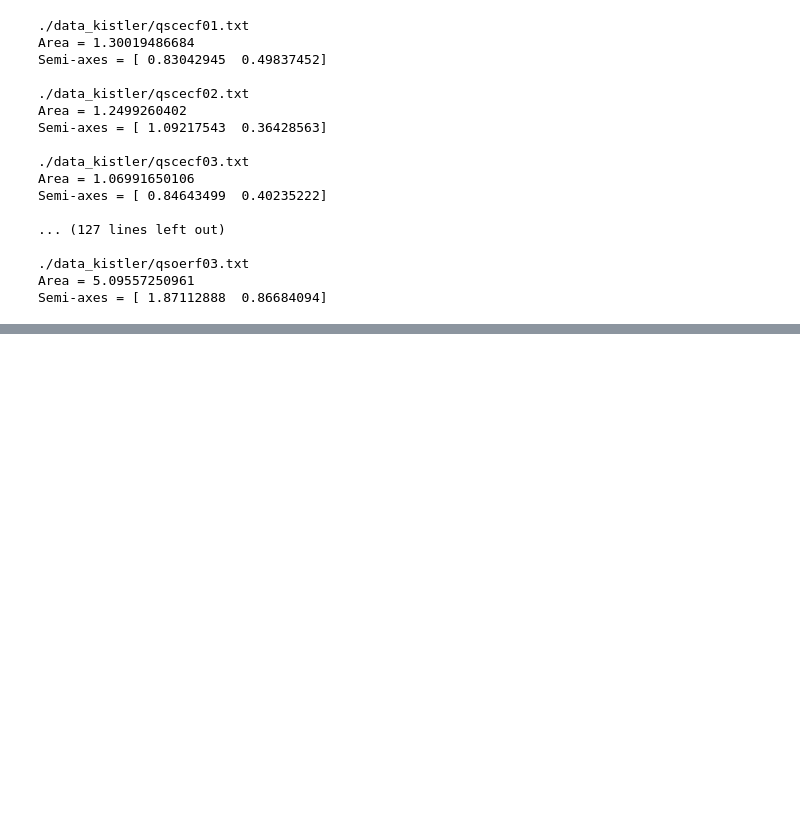
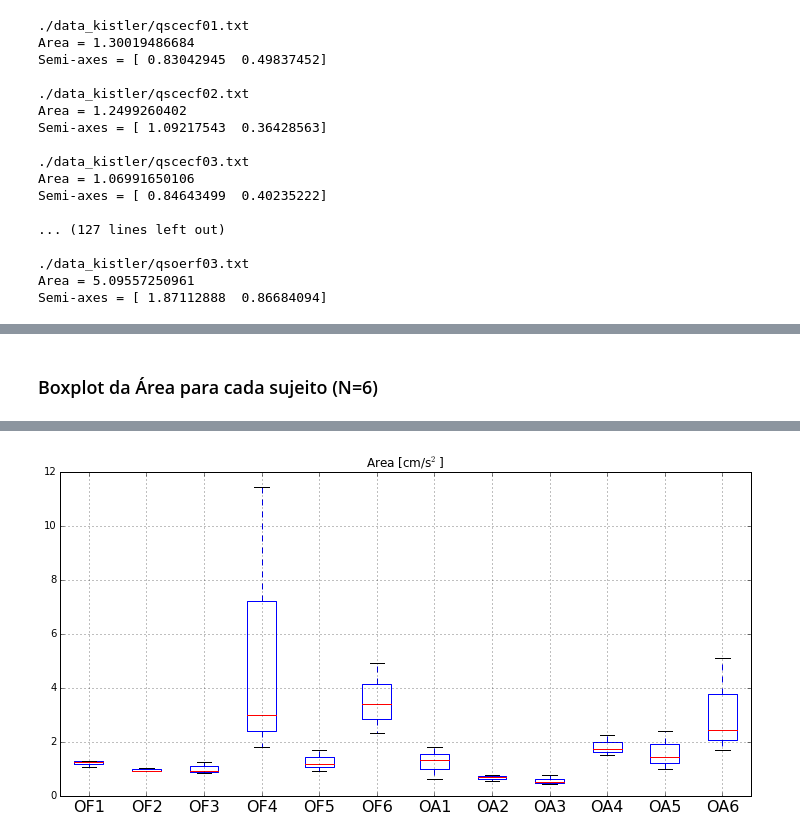
Before and after one commit to damiap/COP, a Jupyter notebook: COPArea.ipynb, the cells around one changed output, grey strips where cells are left out. Cells and saved outputs as stored; diff of their text form; code cells hidden in the pictures; blank space fills up the shorter version.

```diff
--- a/COPArea.ipynb
+++ b/COPArea.ipynb
@@ -194,0 +196,20 @@ plt.subplots_adjust(wspace=0.5)
+# %%
+areaOF = np.array([[1.30019486684, 1.2499260402, 1.06991650106],
+                  [1.03239256434, 0.919719127706, 0.913389308223],
+                  [0.840622457973, 0.932280785378, 1.24410705941],
+                  [2.98953422024, 1.79349239191, 11.4397440545],
+                  [1.69505214906, 1.18179530968, 0.931733089007],
+                  [3.38352375845, 2.32339907338, 4.90543264965]])
+
+
+areaOA = np.array([[0.639292892419, 1.78942046526, 1.34182149406],
+                  [0.556985865233, 0.76768223131, 0.714028351333],
+                  [0.497249783694, 0.448351434797, 0.76788813297],
+                  [2.24007644709, 1.73574585652, 1.52515365256],
+                  [1.4336952558, 2.41742510675, 0.977760763751],
+                  [2.44075213845, 1.68517116766, 5.09557250961]])
+
+
+df = pd.DataFrame(np.vstack((areaOF, areaOA)).T, columns=['OF1', 'OF2', 'OF3', 'OF4', 'OF5', 'OF6',
+                                                          'OA1', 'OA2', 'OA3', 'OA4', 'OA5', 'OA6'])
+df.describe()
@@ -194,0 +226,12 @@ plt.subplots_adjust(wspace=0.5)
+# %% [markdown]
+### Boxplot da Área para cada sujeito (N=6)
+# %%
+# Condições sensoriais: OA e OF
+
+ARdf = pd.DataFrame(np.vstack((areaOF, areaOA)).T, columns=['OF1', 'OF2', 'OF3', 'OF4', 'OF5', 'OF6',
+                                                            'OA1', 'OA2', 'OA3', 'OA4', 'OA5', 'OA6'])
+ARdf['Area'] = pd.Series(['Area [cm/s$^2$]']*16)
+ARdf2 = ARdf.groupby('Area')
+ARdf2.boxplot(figsize=(12, 6), fontsize=16)
+plt.show()
+# %% [output]
@@ -194,0 +242 @@ plt.subplots_adjust(wspace=0.5)
+[figure, added]
```
Also changed, not shown: parts of 18 cells of this notebook.
